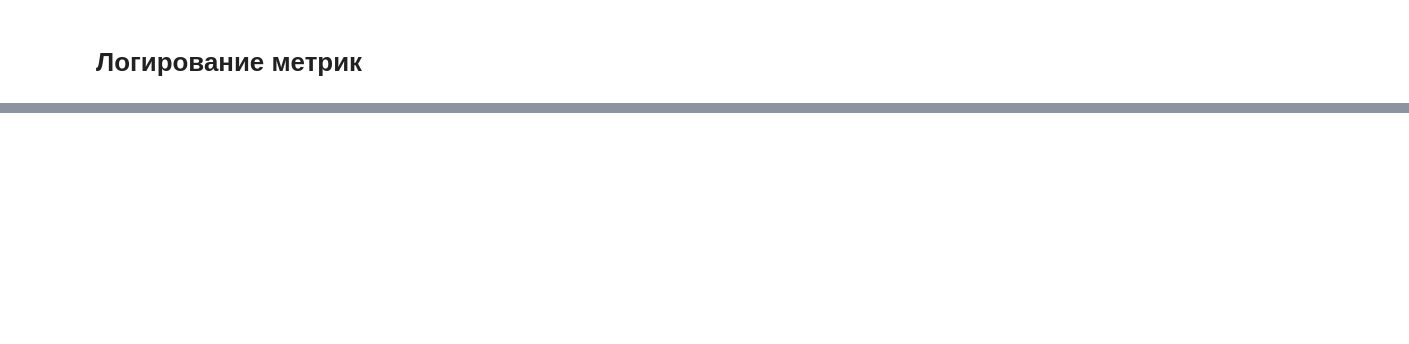
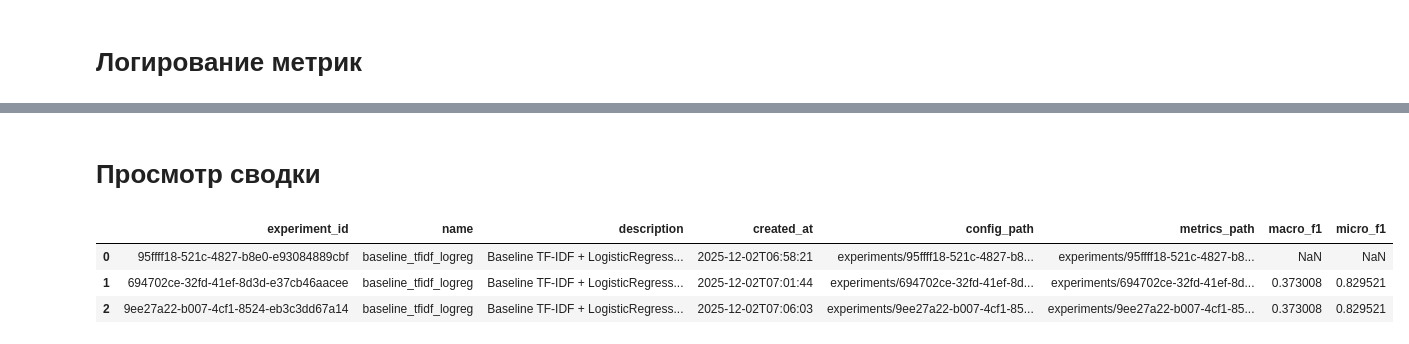
Before and after one commit to desve/labelcraft-2025-ml-challenge, a Jupyter notebook: 02_baseline_text_model.ipynb, the cells around one changed output, grey strips where cells are left out. Cells and saved outputs as stored; diff of their text form; code cells hidden in the pictures; blank space fills up the shorter version.

```diff
--- a/02_baseline_text_model.ipynb
+++ b/02_baseline_text_model.ipynb
@@ -261,0 +276,13 @@ Metrics logged for experiment_id: 694702ce-32fd-41ef-8d3d-e37cb46aacee
+# %% [markdown]
+# Просмотр сводки
+# %%
+from src.experiment_manager import ExperimentManager
+
+exp_manager = ExperimentManager(root_dir="experiments")
+summary = exp_manager.get_summary()
+summary.tail()
+# %% [output]
+|  | experiment_id | name | description | created_at | config_path | metrics_path | macro_f1 | micro_f1 |
+| 0 | 95ffff18-521c-4827-b8e0-e93084889cbf | baseline_tfidf_logreg | Baseline TF-IDF + LogisticRegress... | 2025-12-02T06:58:21 | experiments/95ffff18-521c-4827-b8... | experiments/95ffff18-521c-4827-b8... | NaN | NaN |
+| 1 | 694702ce-32fd-41ef-8d3d-e37cb46aacee | baseline_tfidf_logreg | Baseline TF-IDF + LogisticRegress... | 2025-12-02T07:01:44 | experiments/694702ce-32fd-41ef-8d... | experiments/694702ce-32fd-41ef-8d... | 0.373008 | 0.829521 |
+| 2 | 9ee27a22-b007-4cf1-8524-eb3c3dd67a14 | baseline_tfidf_logreg | Baseline TF-IDF + LogisticRegress... | 2025-12-02T07:06:03 | experiments/9ee27a22-b007-4cf1-85... | experiments/9ee27a22-b007-4cf1-85... | 0.373008 | 0.829521 |
```
Also changed, not shown: parts of 2 cells of this notebook.
